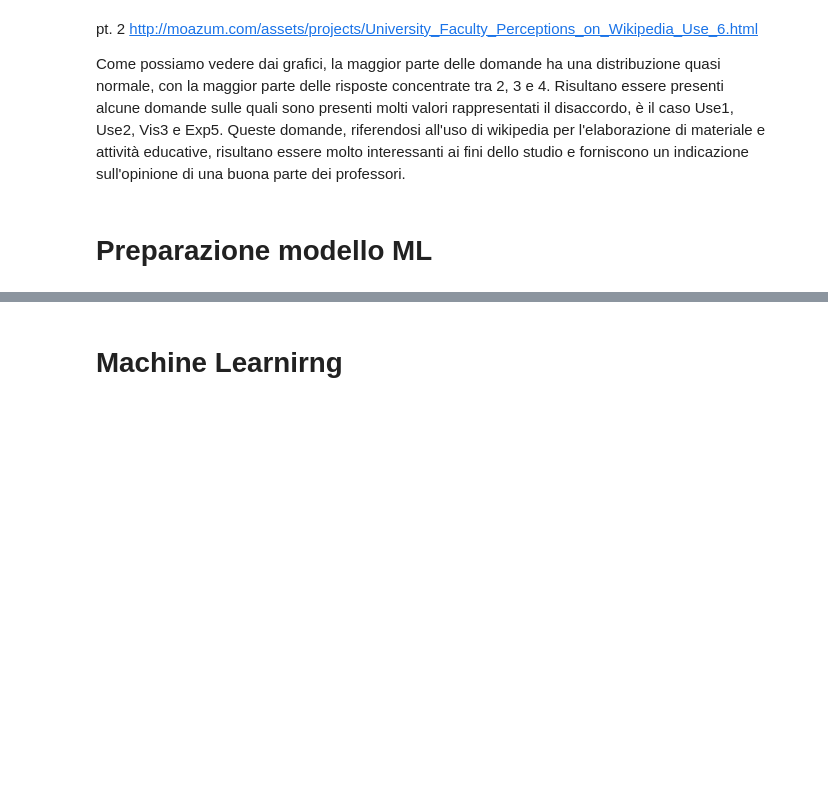
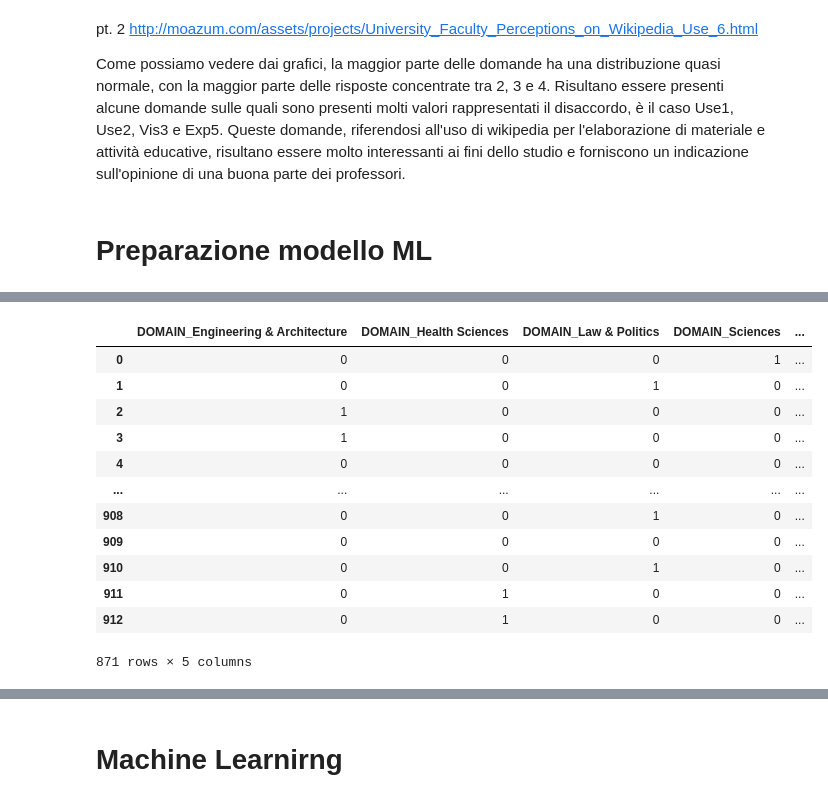
Before and after one commit to AposVinc/wiki4HEProject, a Jupyter notebook: wiki4HE.ipynb, the cells around one changed output, grey strips where cells are left out. Cells and saved outputs as stored; diff of their text form; code cells hidden in the pictures; blank space fills up the shorter version.

Commit message:
Domain dictvectorizer

```diff
--- a/wiki4HE.ipynb
+++ b/wiki4HE.ipynb
@@ -853,0 +841,17 @@ data[['YEARSEXP','AGE']] = scaler.fit_transform(data[['YEARSEXP','AGE']])
+# %%
+data['DOMAIN'] = data['DOMAIN'].replace([1,2,3,4,5,6], ['Arts & Humanities', 'Sciences', 'Health Sciences','Engineering & Architecture','Law & Politics','Social Science'])
+# data[['DOMAIN']].to_dict('records')
+# %% [output]
+|  | DOMAIN_Engineering & Architecture | DOMAIN_Health Sciences | DOMAIN_Law & Politics | DOMAIN_Sciences | ... |
+| 0 | 0 | 0 | 0 | 1 | ... |
+| 1 | 0 | 0 | 1 | 0 | ... |
+| 2 | 1 | 0 | 0 | 0 | ... |
+| 3 | 1 | 0 | 0 | 0 | ... |
+| 4 | 0 | 0 | 0 | 0 | ... |
+| ... | ... | ... | ... | ... | ... |
+| 908 | 0 | 0 | 1 | 0 | ... |
+| 909 | 0 | 0 | 0 | 0 | ... |
+| 910 | 0 | 0 | 1 | 0 | ... |
+| 911 | 0 | 1 | 0 | 0 | ... |
+| 912 | 0 | 1 | 0 | 0 | ... |
+871 rows × 5 columns
```
Also changed, not shown: parts of 6 cells of this notebook.
